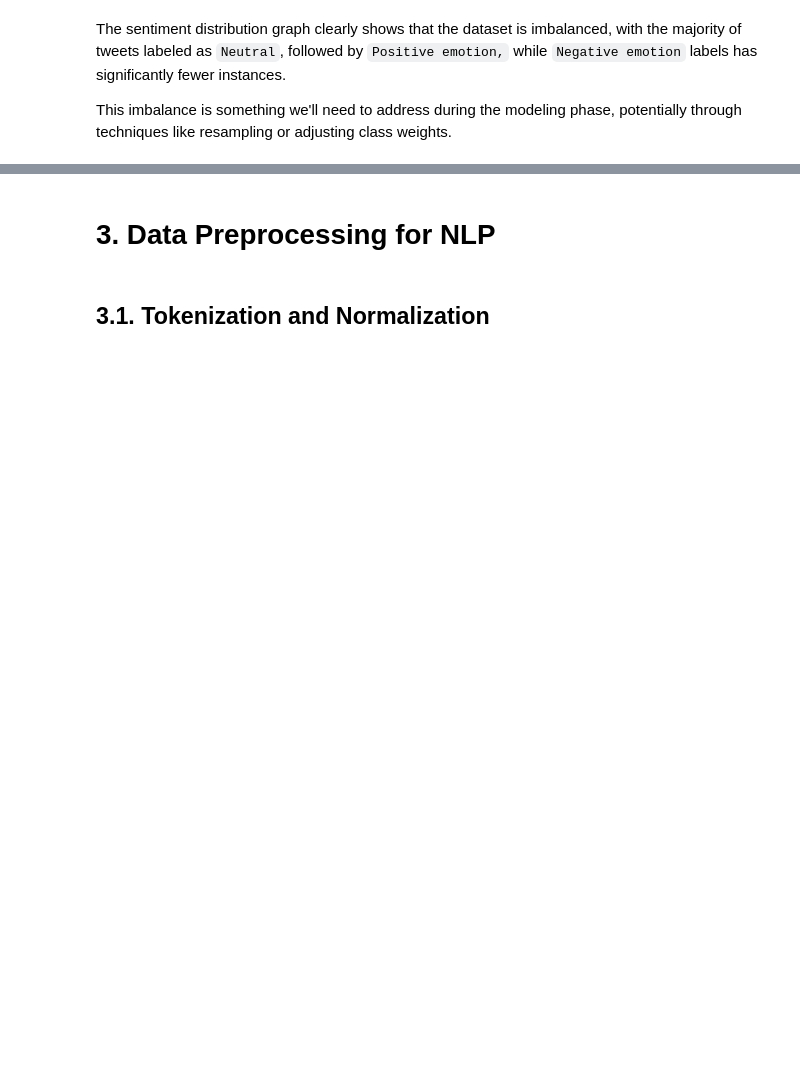
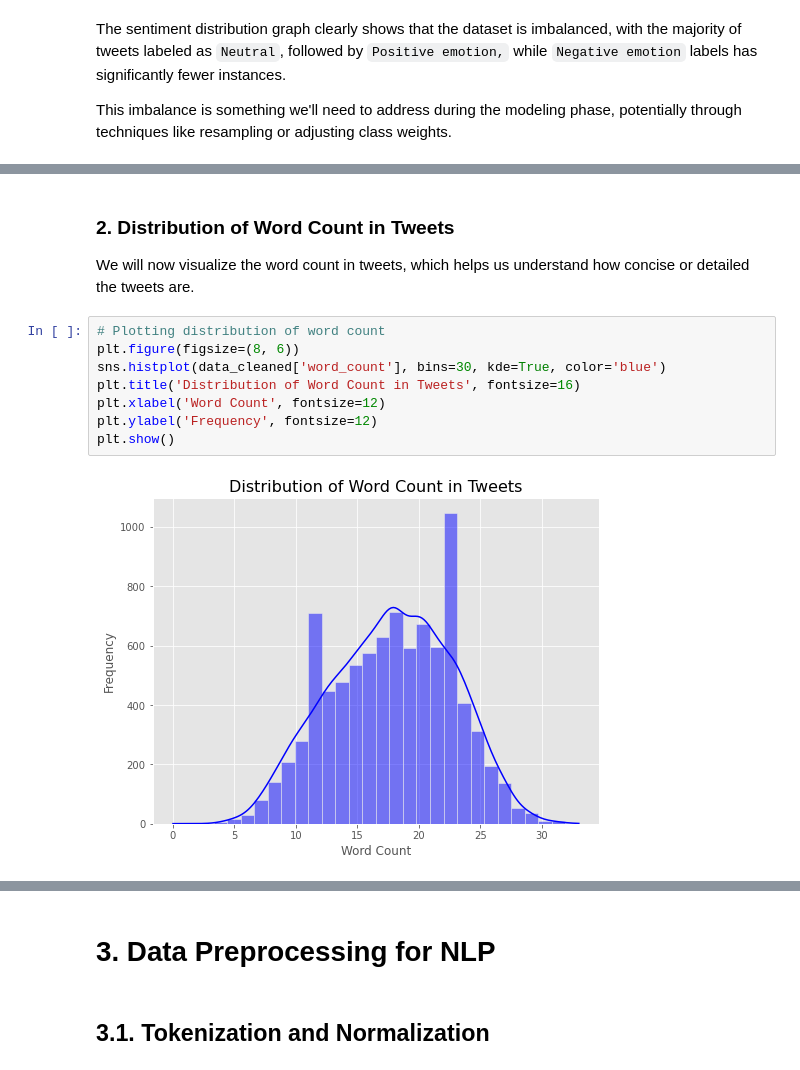
Before and after one commit to MONISH254/Twitter_Sentiment_Analysis, a Jupyter notebook: NLP Sentiment Analysis.ipynb, the cells around one changed output, grey strips where cells are left out. Drawn from its saved outputs; the diff is of its cells as text; blank space fills up the shorter version.

```diff
--- a/NLP Sentiment Analysis.ipynb
+++ b/NLP Sentiment Analysis.ipynb
@@ -325,0 +354,13 @@ This imbalance is something we'll need to address during the modeling phase, pot
+# %% [markdown]
+### 2. Distribution of Word Count in Tweets
+We will now visualize the word count in tweets, which helps us understand how concise or detailed the tweets are.
+# %%
+# Plotting distribution of word count
+plt.figure(figsize=(8, 6))
+sns.histplot(data_cleaned['word_count'], bins=30, kde=True, color='blue')
+plt.title('Distribution of Word Count in Tweets', fontsize=16)
+plt.xlabel('Word Count', fontsize=12)
+plt.ylabel('Frequency', fontsize=12)
+plt.show()
+# %% [output]
+[figure, added]
```
Also changed, not shown: parts of 42 cells of this notebook, 1 other file.
